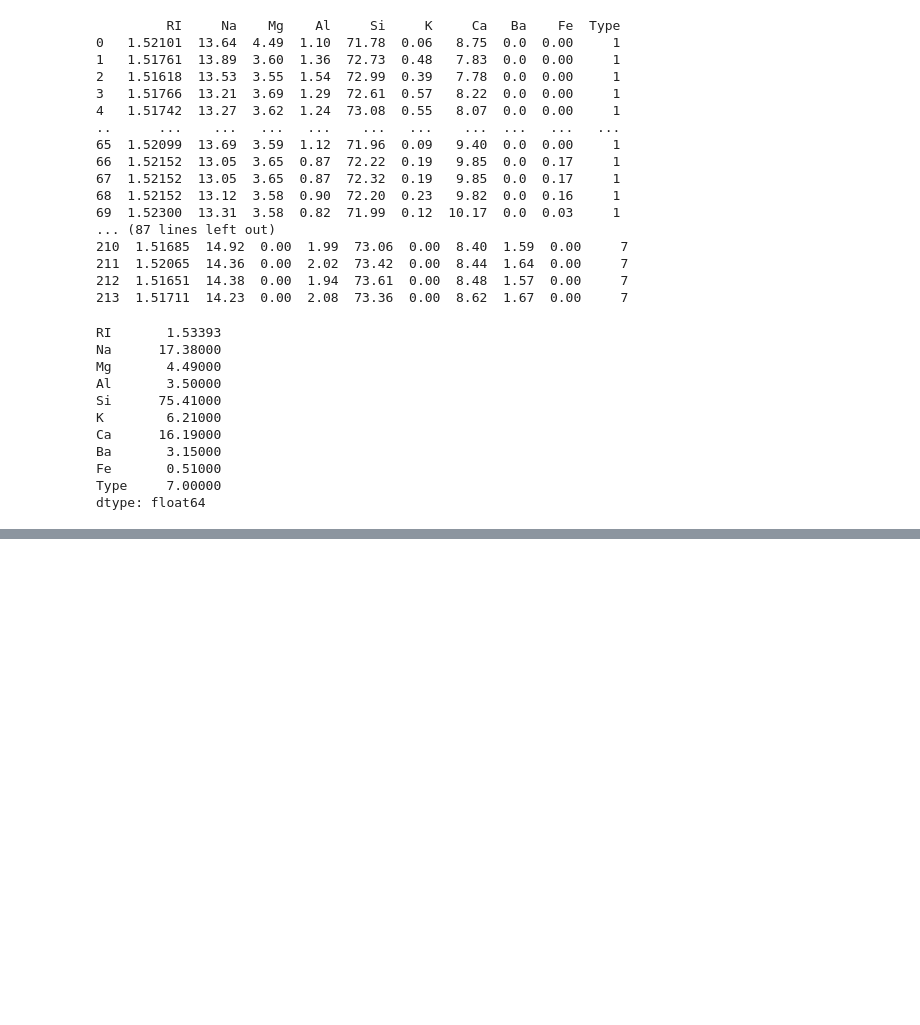
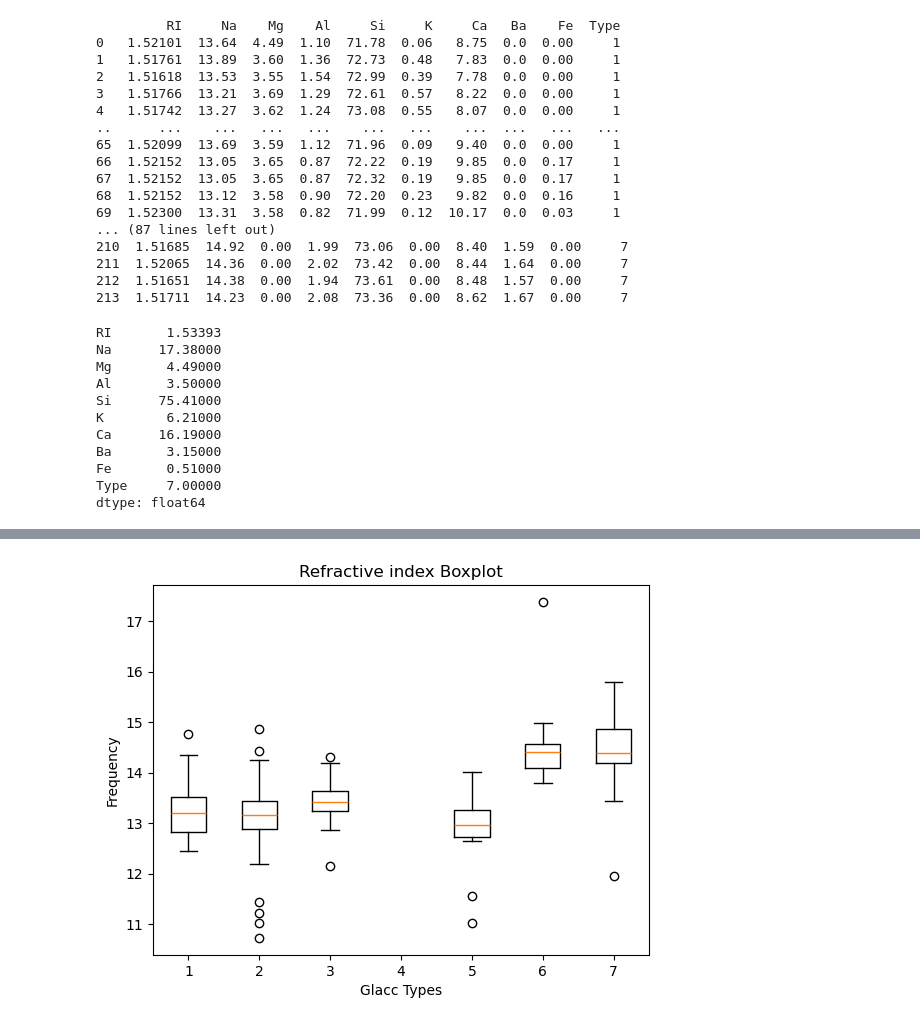
Before and after one commit to Astro0re/Data, a Jupyter notebook: Glass/Glass_Notebook.ipynb, the cells around one changed output, grey strips where cells are left out. Cells and saved outputs as stored; diff of their text form; code cells hidden in the pictures; blank space fills up the shorter version.

```diff
--- a/Glass/Glass_Notebook.ipynb
+++ b/Glass/Glass_Notebook.ipynb
@@ -137,3 +120,9 @@ NameError: name 'mat' is not defined
 # %%
-mat.boxplot([ty_1['Na'],ty_2['Na'],ty_3['Na'],ty_5['Na'],ty_6['Na'],ty_7['Na']])
+mat.boxplot([ty_1['Na'],ty_2['Na'],ty_3['Na'],ty_4['Na'],ty_5['Na'],ty_6['Na'],ty_7['Na']])
+mat.title("Refractive index Boxplot")
+mat.xlabel("Glacc Types")
+mat.ylabel("Frequency")
+mat.show()
+# %% [output]
+[figure, added]
 # %%
```
Also changed, not shown: parts of 9 cells of this notebook.
